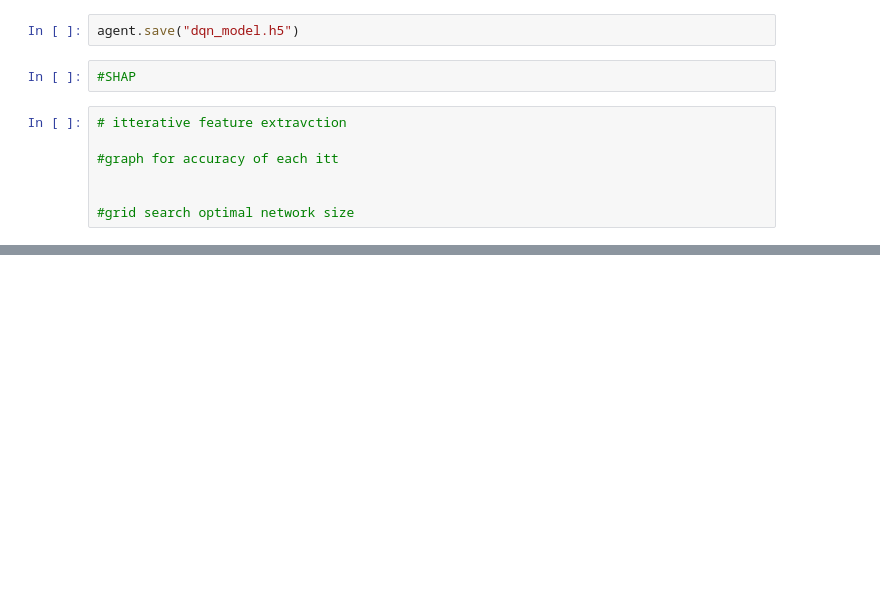
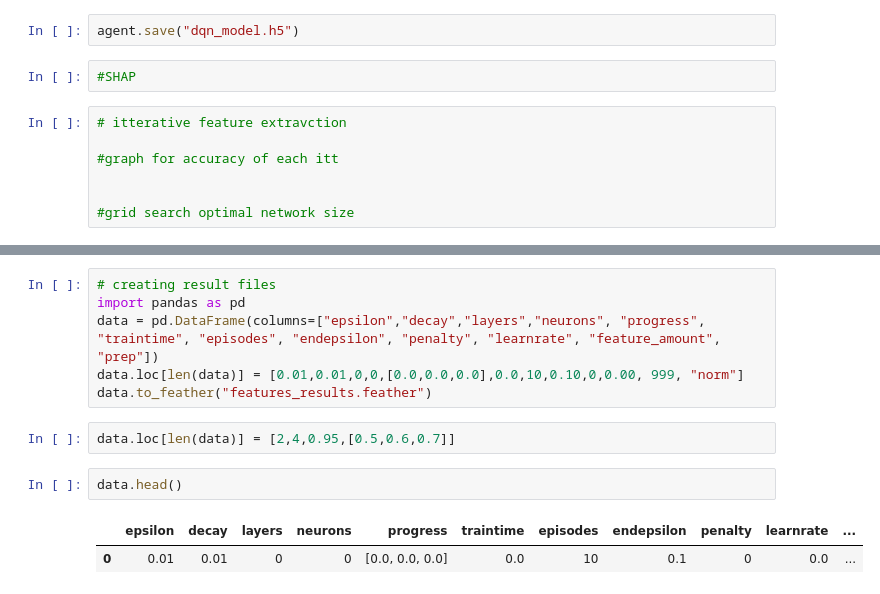
Before and after one commit to kahre96/master_IDS_ML, a Jupyter notebook: 2017_RL.ipynb, the cells around one changed output, grey strips where cells are left out. Drawn from its saved outputs; the diff is of its cells as text; blank space fills up the shorter version.

```diff
--- a/2017_RL.ipynb
+++ b/2017_RL.ipynb
@@ -423,0 +529,13 @@ agent.save("dqn_model.h5")
+# %%
+# creating result files
+import pandas as pd
+data = pd.DataFrame(columns=["epsilon","decay","layers","neurons", "progress", "traintime", "episodes", "endepsilon", "penalty", "learnrate", "feature_amount", "prep"])
+data.loc[len(data)] = [0.01,0.01,0,0,[0.0,0.0,0.0],0.0,10,0.10,0,0.00, 999, "norm"]
+data.to_feather("features_results.feather")
+# %%
+data.loc[len(data)] = [2,4,0.95,[0.5,0.6,0.7]]
+# %%
+data.head()
+# %% [output]
+|  | epsilon | decay | layers | neurons | progress | traintime | episodes | endepsilon | penalty | learnrate | ... |
+| 0 | 0.01 | 0.01 | 0 | 0 | [0.0, 0.0, 0.0] | 0.0 | 10 | 0.1 | 0 | 0.0 | ... |
```
Also changed, not shown: parts of 17 cells of this notebook, 2 other files.
